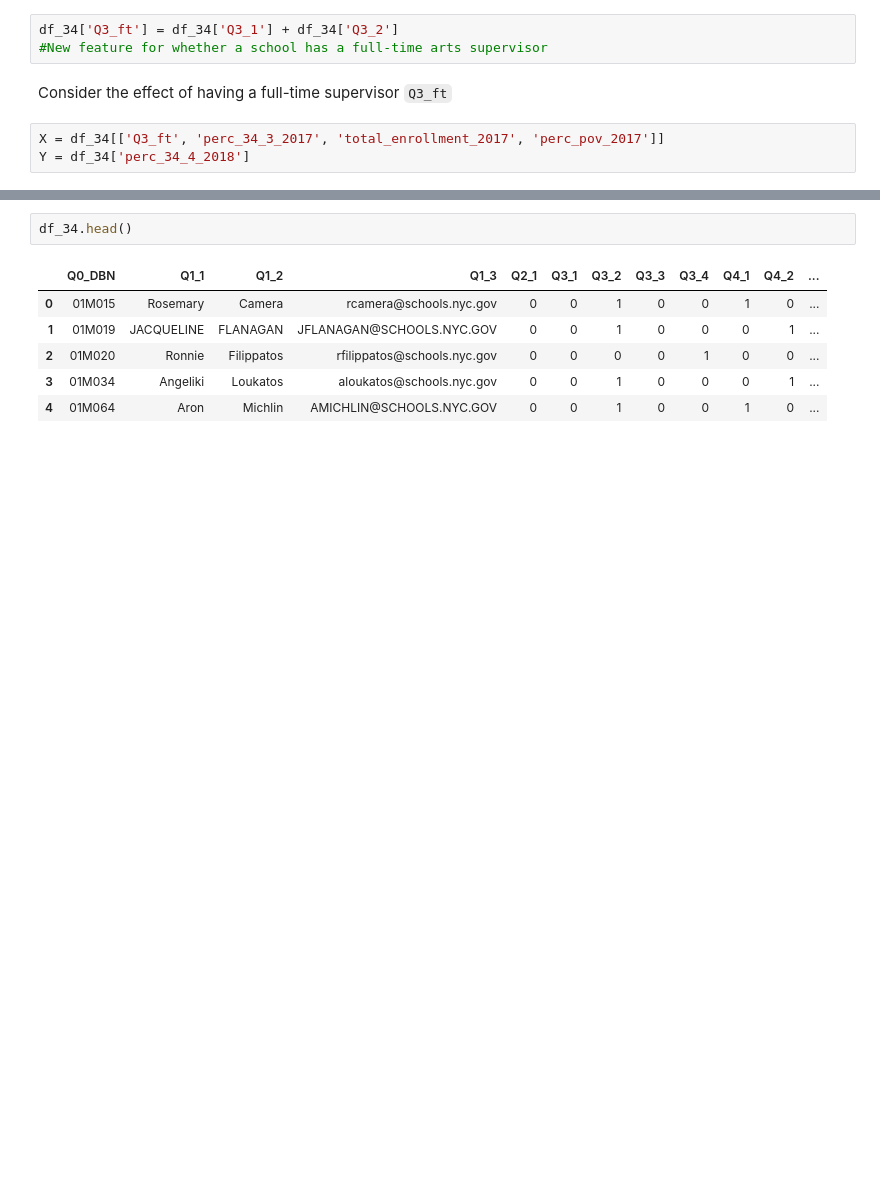
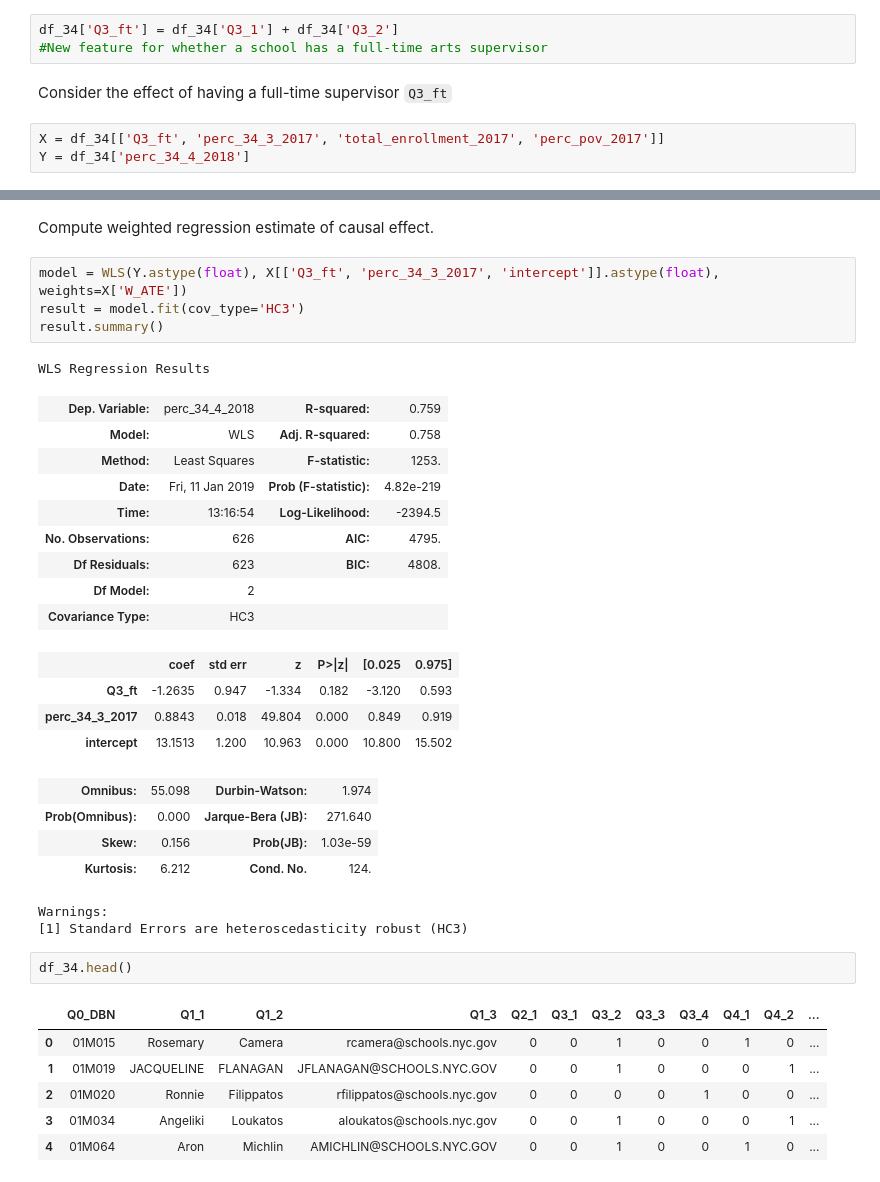
Before and after one commit to Ecboxer/art_education, a Jupyter notebook: merged.ipynb, the cells around one changed output, grey strips where cells are left out. Cells and saved outputs as stored; diff of their text form; blank space fills up the shorter version.

```diff
--- a/merged.ipynb
+++ b/merged.ipynb
@@ -329,3 +376,30 @@ ValueError: could not convert string to float: 's'
+# %% [markdown]
+Compute weighted regression estimate of causal effect.
+# %%
+model = WLS(Y.astype(float), X[['Q3_ft', 'perc_34_3_2017', 'intercept']].astype(float), weights=X['W_ATE'])
+result = model.fit(cov_type='HC3')
+result.summary()
+# %% [output]
+WLS Regression Results
+| Dep. Variable: | perc_34_4_2018 | R-squared: | 0.759 |
+| Model: | WLS | Adj. R-squared: | 0.758 |
+| Method: | Least Squares | F-statistic: | 1253. |
+| Date: | Fri, 11 Jan 2019 | Prob (F-statistic): | 4.82e-219 |
+| Time: | 13:16:54 | Log-Likelihood: | -2394.5 |
+| No. Observations: | 626 | AIC: | 4795. |
+| Df Residuals: | 623 | BIC: | 4808. |
+| Df Model: | 2 |  |  |
+| Covariance Type: | HC3 |  |  |
+|  | coef | std err | z | P>|z| | [0.025 | 0.975] |
+| Q3_ft | -1.2635 | 0.947 | -1.334 | 0.182 | -3.120 | 0.593 |
+| perc_34_3_2017 | 0.8843 | 0.018 | 49.804 | 0.000 | 0.849 | 0.919 |
+| intercept | 13.1513 | 1.200 | 10.963 | 0.000 | 10.800 | 15.502 |
+| Omnibus: | 55.098 | Durbin-Watson: | 1.974 |
+| Prob(Omnibus): | 0.000 | Jarque-Bera (JB): | 271.640 |
+| Skew: | 0.156 | Prob(JB): | 1.03e-59 |
+| Kurtosis: | 6.212 | Cond. No. | 124. |
+Warnings:
+[1] Standard Errors are heteroscedasticity robust (HC3)
 # %%
 df_34.head()
 # %% [output]
```
Also changed, not shown: parts of 13 cells of this notebook, 1 other file.
